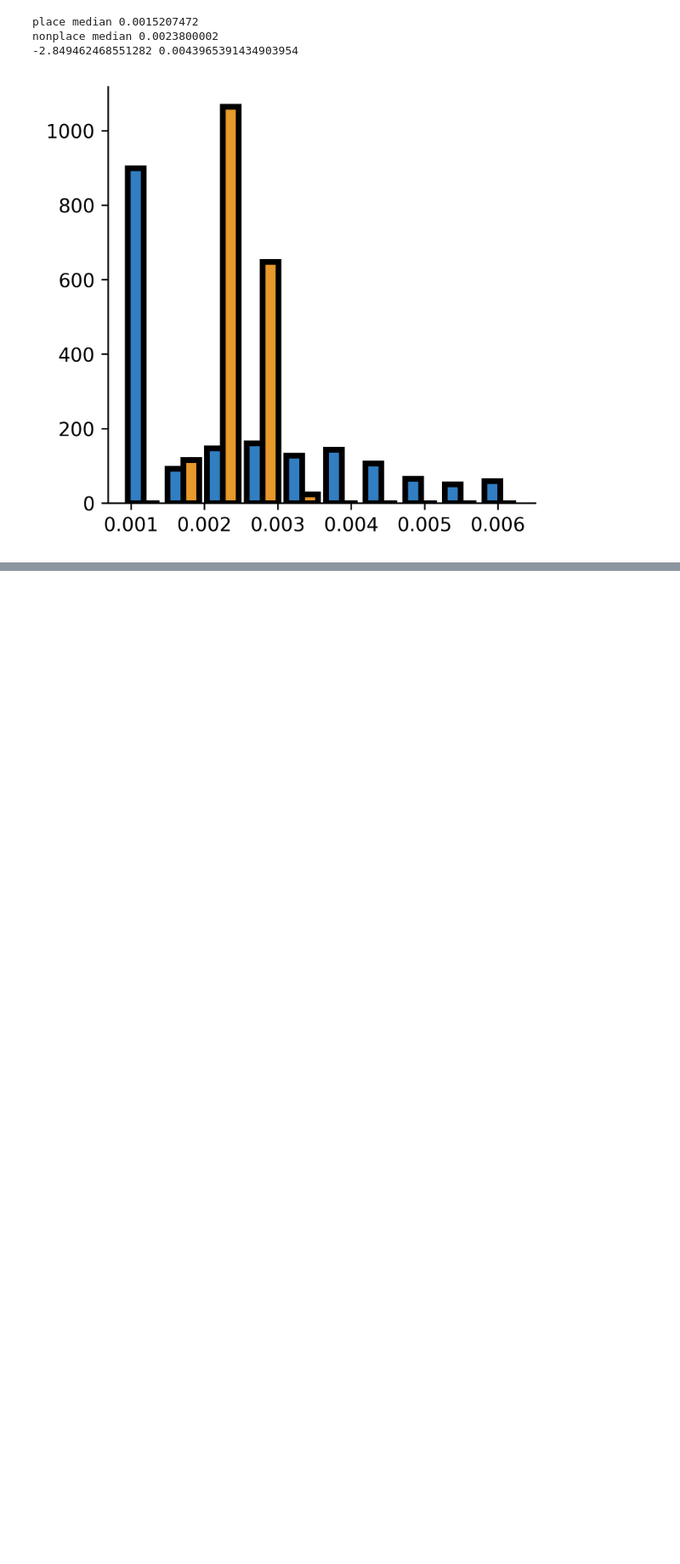
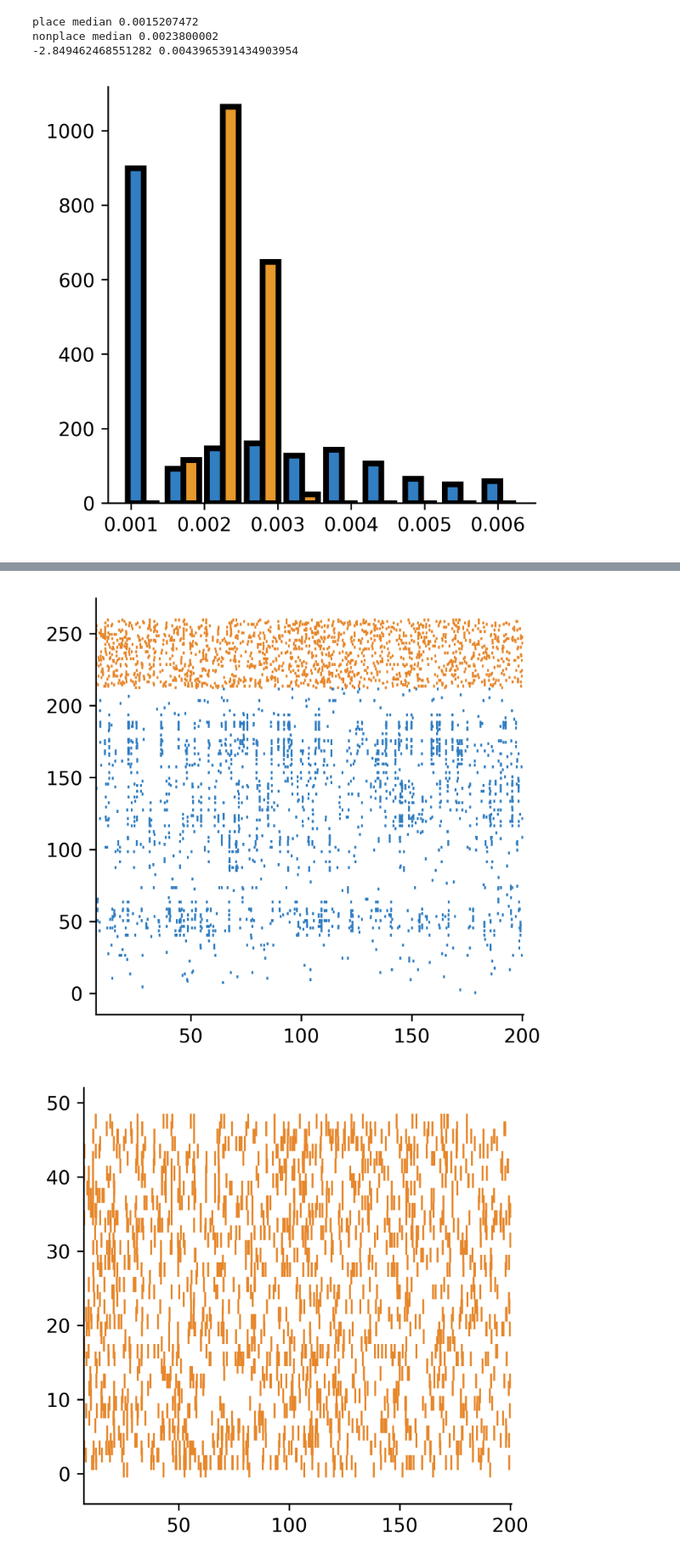
Before and after one commit to soltesz-lab/ca3_biophysical, a Jupyter notebook: notebooks/analysis.ipynb, the cells around one changed output, grey strips where cells are left out. Shown at 85% size. Drawn from its saved outputs; the diff is of its cells as text; code cells hidden in the pictures; blank space fills up the shorter version.

```diff
--- a/notebooks/analysis.ipynb
+++ b/notebooks/analysis.ipynb
@@ -1130,0 +1212,61 @@ nonplace median 0.0023800002
+# %%
+def plot_place_cue_spikes(spike_times, title, start, finish, gids=None, **kwargs):
+    place_ids = kwargs.get('place ids', [])
+    cue_ids   = kwargs.get('cue ids', [])
+
+    if gids is not None:
+        temp_spike_times = []
+        for i in gids:
+            temp_spike_times.append(np.divide(spike_times[i], 1000.))
+        spike_times = temp_spike_times
+
+    frs = []
+    fig, ax = plt.subplots(dpi=600, figsize=(4,4))
+    count = 0
+    for (i,pid) in enumerate(place_ids):
+        sts = np.asarray(spike_times[pid])
+        ax.eventplot(np.asarray(sts),
+                     lineoffsets=i+0.5,
+                     orientation='horizontal',
+                     linewidths=1,
+                     linelengths=2,
+                     color=kwargs['place colors'])
+        sts_chop = sts[np.where( (sts>=start) & (sts<=finish)) [0]]
+        frs.append(float(len(sts_chop)) / (finish-start) * 1000.)
+        count += 1
+    for (i,cid) in enumerate(cue_ids):
+        sts = np.asarray(spike_times[cid])
+        ax.eventplot(np.asarray(sts), lineoffsets=i+count+0.5,
+                     orientation='horizontal',
+                     linewidths=1,
+                     linelengths=2,
+                     color=kwargs['cue colors'])
+        sts_chop = sts[np.where( (sts>=start) & (sts<=finish)) [0]]
+        frs.append(float(len(sts_chop)) / (finish-start) * 1000.)
+
+
+    ax.set_xlim([start/1000., finish/1000.])
+    for axis in ['top','right']:
+        ax.spines[axis].set_linewidth(0.0)
+    #plt.ylim([25, 60])
+
+place_ids = diagram.place_information[0]['place']
+place_colors = (49/255., 126/255., 194/255.)
+cue_ids = diagram.place_information[0]['not place']
+cue_colors = (231/255., 135/255., 43/255.)
+
+
+kwargs = {'place ids': place_ids, 'place colors': place_colors, 'cue ids': cue_ids, 'cue colors': cue_colors}
+start  = time_for_single_lap * 1. + 500
+finish = time_for_single_lap * 30.+ 500
+
+
+scale = 2
+
+plot_place_cue_spikes(ripple_spike_times, 'PYR all', start, finish, np.arange(130*scale), **kwargs)
+
+kwargs = {'cue ids': cue_ids, 'cue colors': cue_colors}
+plot_place_cue_spikes(ripple_spike_times, 'PYR cue', start, finish, np.arange(130*scale), **kwargs)
+# %% [output]
+[figure, added]
+[figure, added]
```
Also changed, not shown: parts of 10 cells of this notebook.
